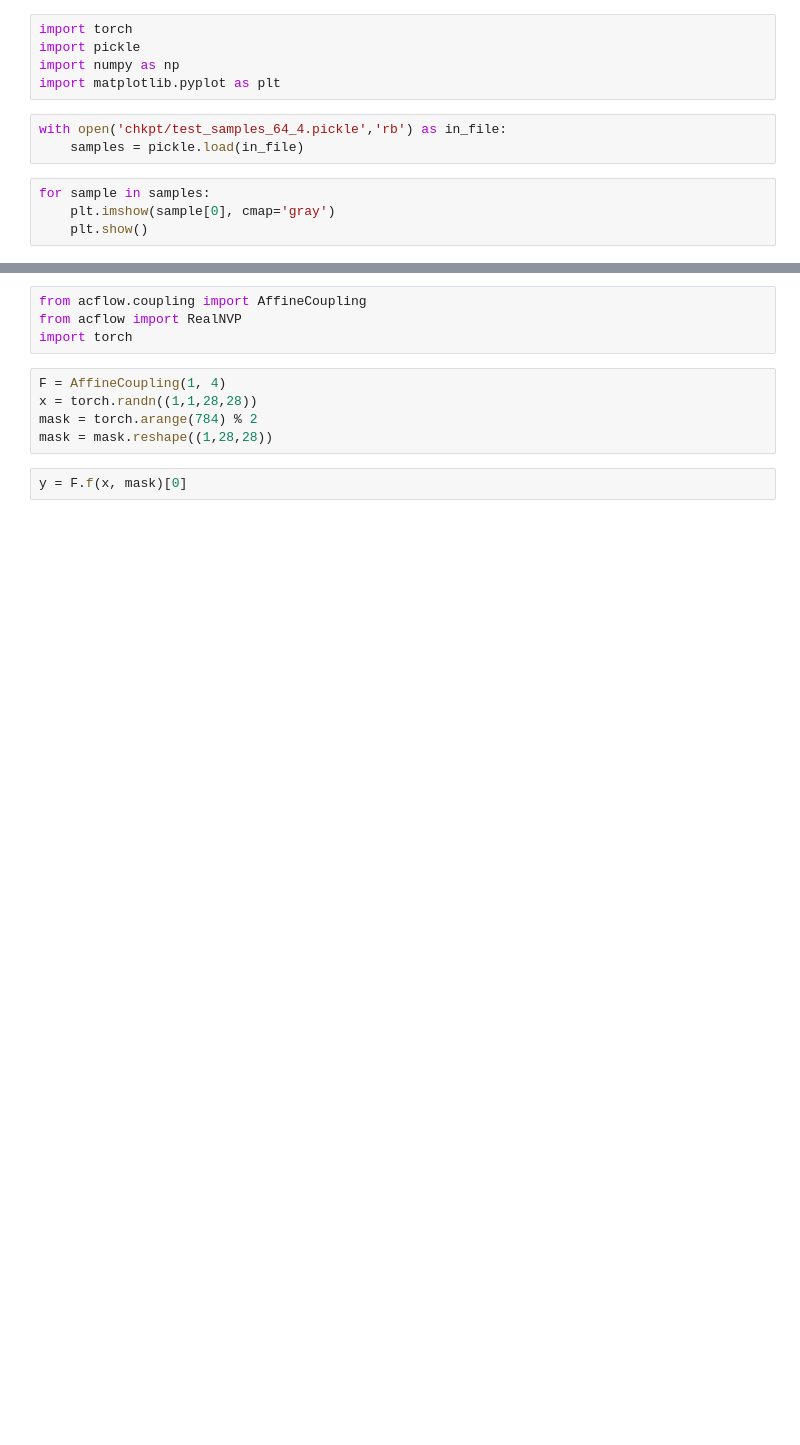
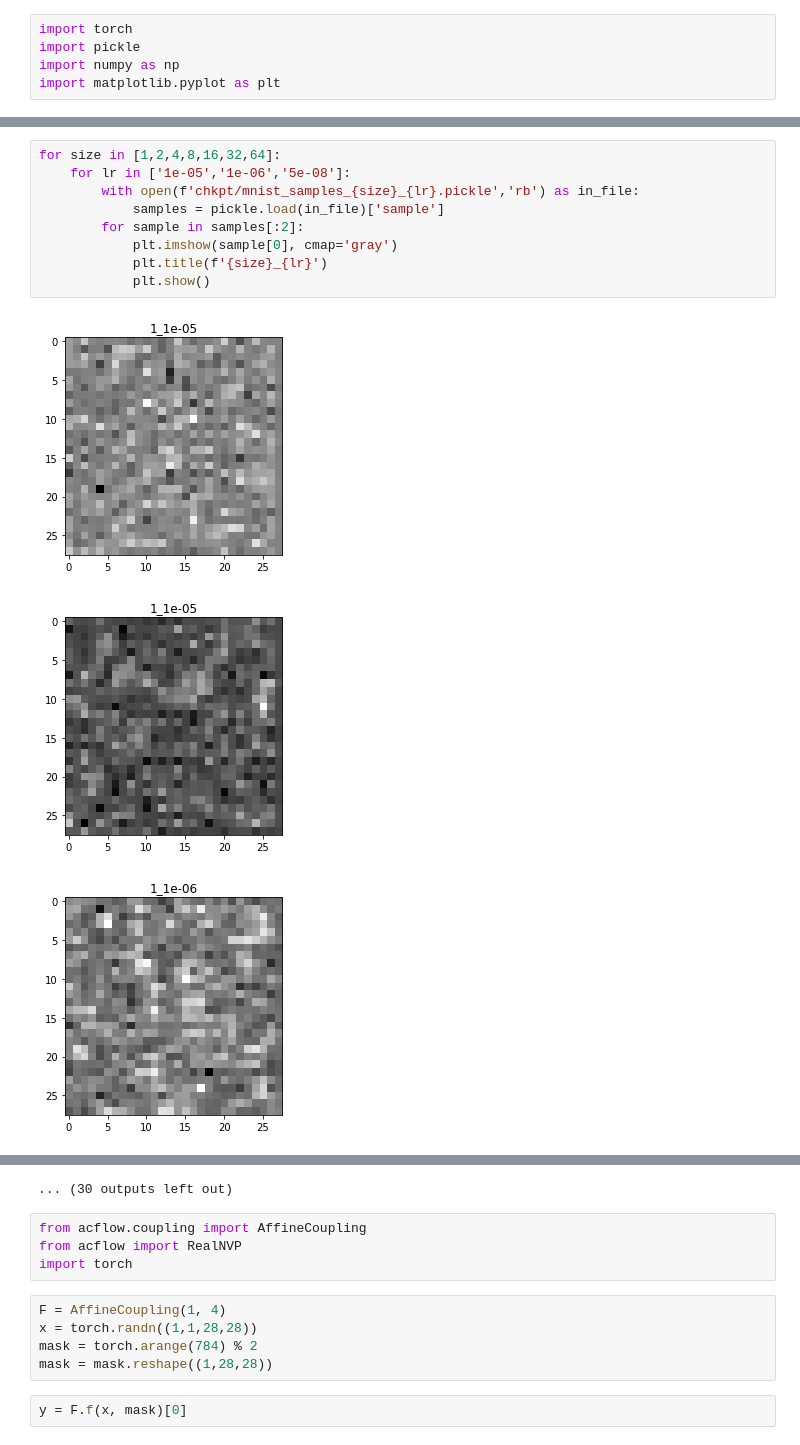
Before and after one commit to EthanMWalker/flow, a Jupyter notebook: vis.ipynb, the cells around one changed output, grey strips where cells are left out. Drawn from its saved outputs; the diff is of its cells as text; blank space fills up the shorter version.

```diff
--- a/vis.ipynb
+++ b/vis.ipynb
@@ -3,10 +3,3 @@ import torch
 import pickle
 import numpy as np
 import matplotlib.pyplot as plt
-# %%
-with open('chkpt/test_samples_64_4.pickle','rb') as in_file:
-    samples = pickle.load(in_file)
-# %%
-for sample in samples:
-    plt.imshow(sample[0], cmap='gray')
-    plt.show()
@@ -26,0 +6,13 @@ for sample in samples:
+# %%
+for size in [1,2,4,8,16,32,64]:
+    for lr in ['1e-05','1e-06','5e-08']:
+        with open(f'chkpt/mnist_samples_{size}_{lr}.pickle','rb') as in_file:
+            samples = pickle.load(in_file)['sample']
+        for sample in samples[:2]:
+            plt.imshow(sample[0], cmap='gray')
+            plt.title(f'{size}_{lr}')
+            plt.show()
+# %% [output]
+[figure, added]
+[figure, added]
+[figure, added]
@@ -27,3 +28,4 @@ for sample in samples:
+... (30 outputs left out)
 # %%
 from acflow.coupling import AffineCoupling
 from acflow import RealNVP
```
Also changed, not shown: parts of 6 cells of this notebook, 1 other file.
